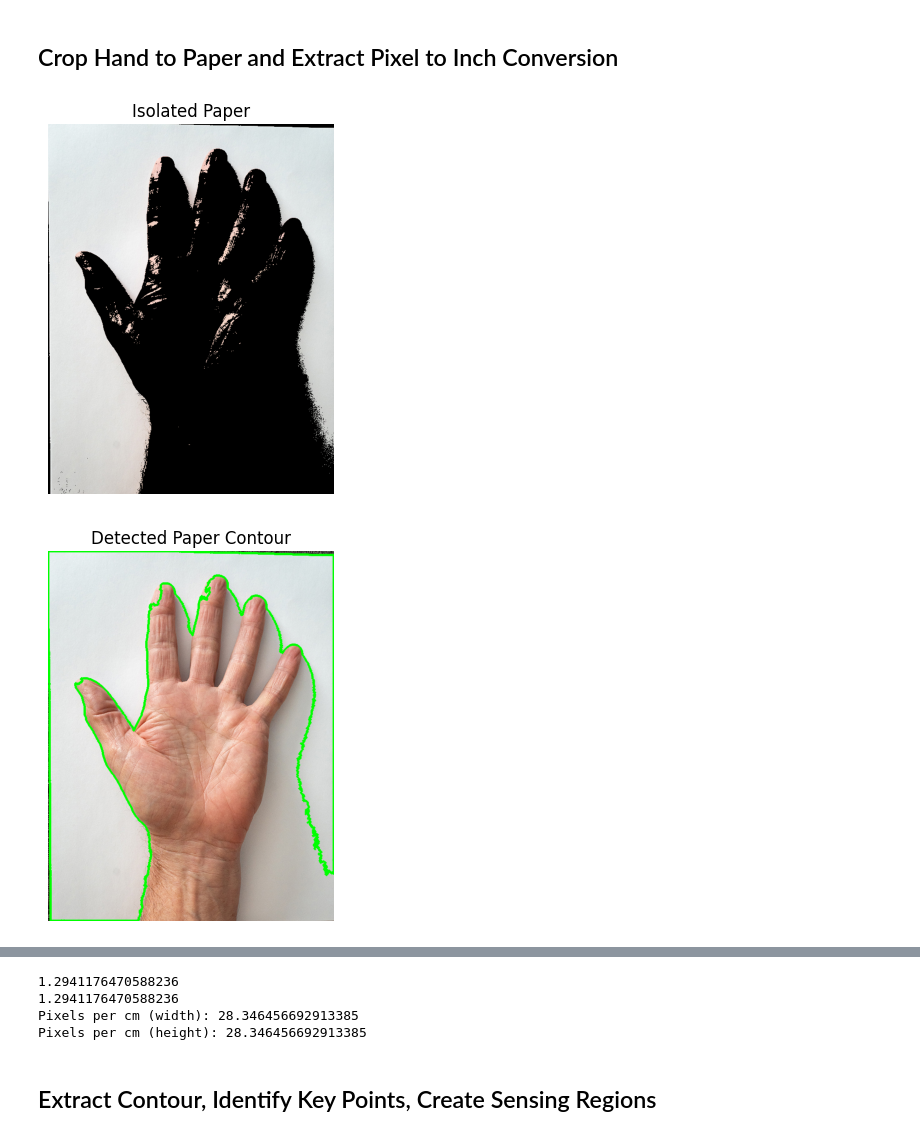
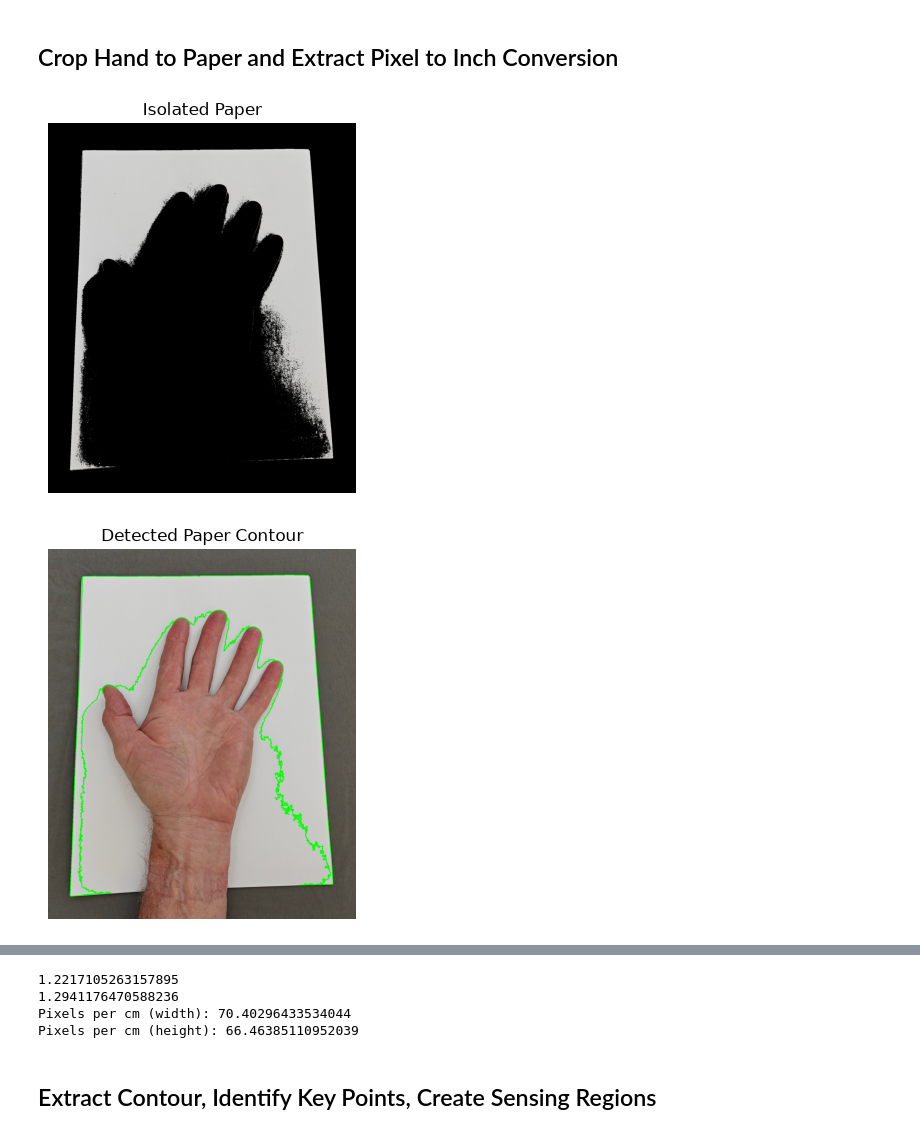
Before and after one commit to tlfletcher17/glovedesign, a Jupyter notebook: make_fpcbs.ipynb, the cells around one changed output, grey strips where cells are left out. Saved outputs shown, nothing was run; the diff lists cells and outputs as text; code cells hidden in the pictures.

```diff
--- a/make_fpcbs.ipynb
+++ b/make_fpcbs.ipynb
@@ -203,7 +148,7 @@ import ipywidgets
 import numpy as np
 #Unedited hand
 # originalHand = 'righthandflip.jpg'
-originalHand = '/content/fpcb-glove-design/righthandflip.jpg'
+originalHand = '/content/fpcb-glove-design/Lefthand0515.jpg'
 
 # Step 1: Load the image
 image = cv2.imread(originalHand)
@@ -245,33 +190,33 @@ plt.show()
 
 # Step 9: Get the bounding box of the paper
 x, y, w, h = cv2.boundingRect(paper_contour)
 
 # Step 10: Crop the paper from the image, save the image
 cropped_paper = image[y:y+h, x:x+w]
-cv2.imwrite("croppedHandright.jpg", cropped_paper)
+cv2.imwrite("croppedHandleft.jpg", cropped_paper)
 
 # Display the cropped paper
 plt.imshow(cv2.cvtColor(cropped_paper, cv2.COLOR_BGR2RGB))
 plt.title("Cropped Paper")
 plt.axis("off")
 plt.show()
 
 # Step 11: Calculate the pixel-to-inch ratio based on known paper size (8.5x11 inches)
 paper_width_cm = 8.5 * 2.54  # Width of paper in cm
 paper_height_cm = 11.0 * 2.54  # Height of paper in cm
 
 # Get the pixel dimensions of the cropped paper
 pixel_height, pixel_width, _ = cropped_paper.shape
 print(pixel_height/pixel_width)
 print(11/8.5)
 
 # Calculate pixels per inch for both width and height
 pixels_per_cm_width = pixel_width / paper_width_cm
 pixels_per_cm_height = pixel_height / paper_height_cm
 
 # Print out the pixel-to-inch ratios
 print(f"Pixels per cm (width): {pixels_per_cm_width}")
 print(f"Pixels per cm (height): {pixels_per_cm_height}")
 # %% [output]
-[figure, old version]
+[figure, new version]
-[figure, old version]
+[figure, new version]
@@ -279,7 +224,7 @@ print(f"Pixels per cm (height): {pixels_per_cm_height}")
+1.2217105263157895
 1.2941176470588236
-1.2941176470588236
-Pixels per cm (width): 28.346456692913385
-Pixels per cm (height): 28.346456692913385
+Pixels per cm (width): 70.40296433534044
+Pixels per cm (height): 66.46385110952039
 # %% [markdown]
 ## Extract Contour, Identify Key Points, Create Sensing Regions
 # %%
```
Also changed, not shown: parts of 20 cells of this notebook.
